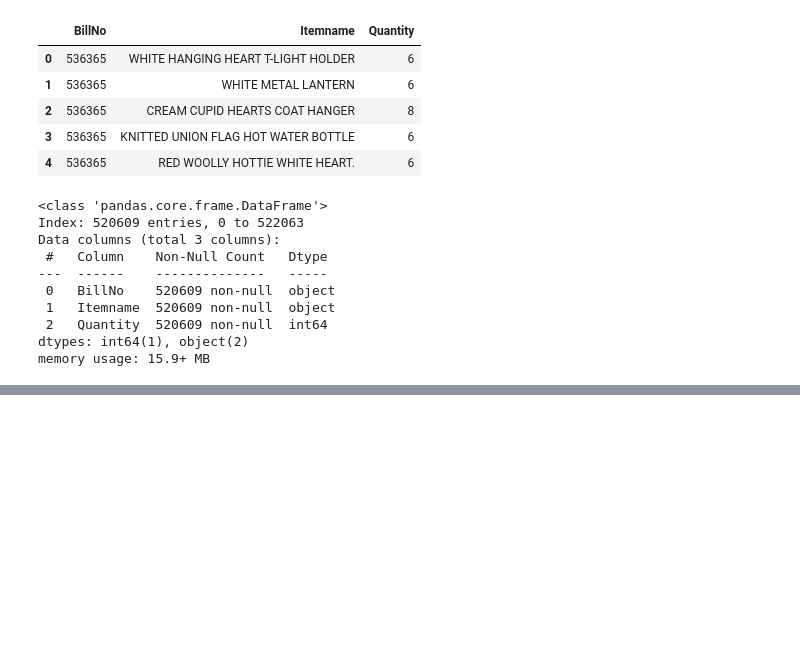
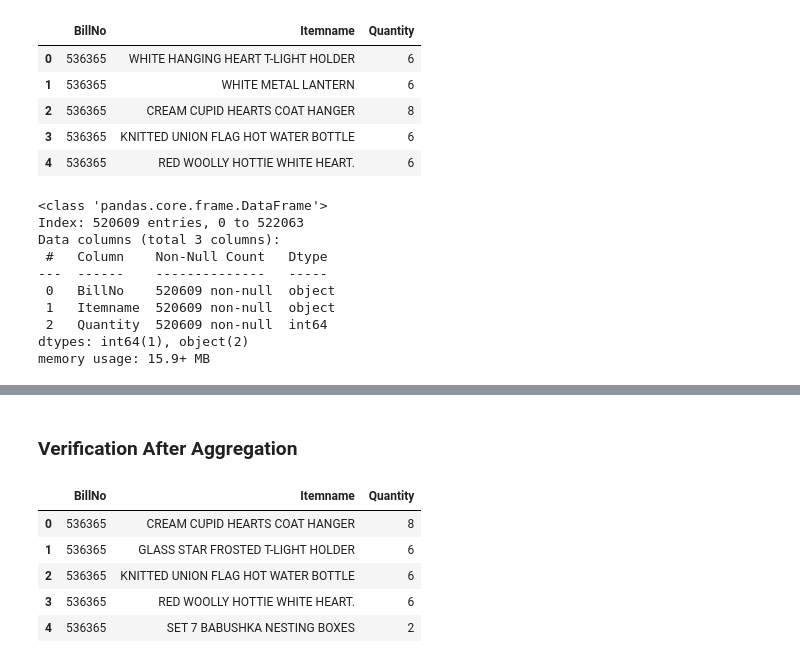
Before and after one commit to lma0lollipop/Market-Basket-Analysis, a Jupyter notebook: market-basket-analysis.ipynb, the cells around one changed output, grey strips where cells are left out. Cells and saved outputs as stored; diff of their text form; code cells hidden in the pictures; blank space fills up the shorter version.

```diff
--- a/market-basket-analysis.ipynb
+++ b/market-basket-analysis.ipynb
@@ -184,0 +198,11 @@ memory usage: 15.9+ MB
+# %% [markdown]
+### Verification After Aggregation
+# %%
+transaction_item.head()
+# %% [output]
+|  | BillNo | Itemname | Quantity |
+| 0 | 536365 | CREAM CUPID HEARTS COAT HANGER | 8 |
+| 1 | 536365 | GLASS STAR FROSTED T-LIGHT HOLDER | 6 |
+| 2 | 536365 | KNITTED UNION FLAG HOT WATER BOTTLE | 6 |
+| 3 | 536365 | RED WOOLLY HOTTIE WHITE HEART. | 6 |
+| 4 | 536365 | SET 7 BABUSHKA NESTING BOXES | 2 |
```
Also changed, not shown: parts of 13 cells of this notebook.
